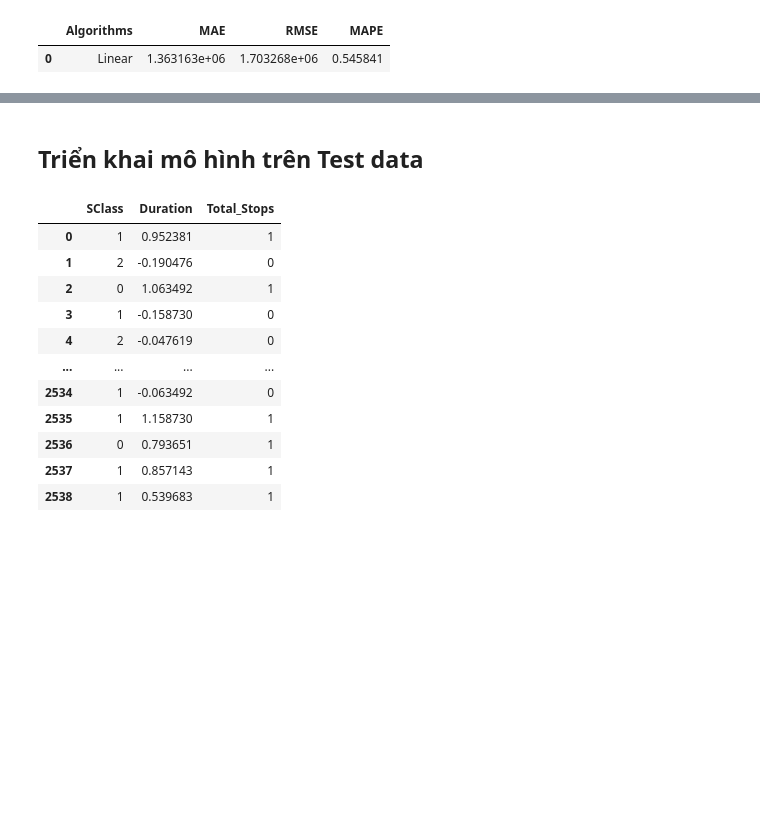
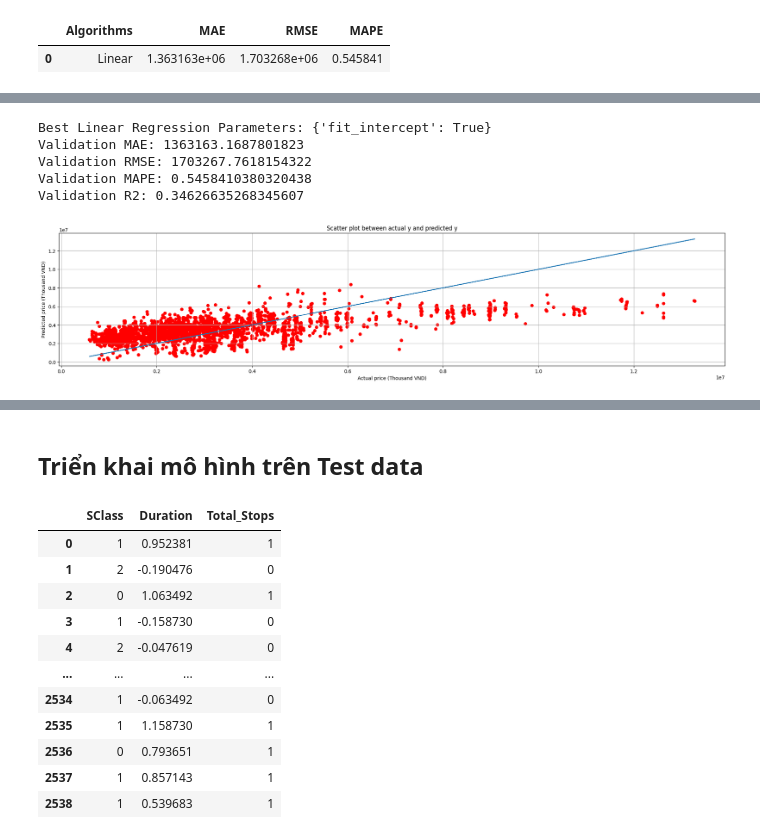
Before and after one commit to givoxxs/Airfare_KHDL, a Jupyter notebook: model/linear_regression.ipynb, the cells around one changed output, grey strips where cells are left out. Saved outputs shown, nothing was run; the diff lists cells and outputs as text; code cells hidden in the pictures; blank space fills up the shorter version.

```diff
--- a/model/linear_regression.ipynb
+++ b/model/linear_regression.ipynb
@@ -52,14 +52,3 @@ score
 # %% [output]
 |  | Algorithms | MAE | RMSE | MAPE |
 | 0 | Linear | 1.363163e+06 | 1.703268e+06 | 0.545841 |
-# %%
-scores = []
-for i in range(1, 12):
-  pca = PCA(n_components=i)
-  pca.fit(X_train)
-  X_train_pca = pca.transform(X_train)
-  X_val_pca = pca.transform(X_val)
-  scores.append(models_score(X_train_pca, X_val_pca, y_train, y_val))
-
-for score in scores:
-  print(score)
@@ -161,13 +116,13 @@ class ModelLinearRegression(Model):
     def evaluate(self, y_true, y_pred):
         mae = mean_absolute_error(y_true, y_pred)
         rmse = np.sqrt(mean_squared_error(y_true, y_pred))
-        def predict(self, X):
+        r2 = r2_score(y_true, y_pred)
+        mape = mean_absolute_percentage_error(y_true, y_pred)
+        return mae, rmse, mape, r2
+    def predict(self, X):
             X = np.c_[np.ones(X.shape[0]), X]  # Add bias column
             y_pred = X.dot(self.weights)
             return y_pred
-        r2 = r2_score(y_true, y_pred)
-        return mae, rmse, mape, r2
-
     def plot_yy(self, width, height, y_pred, y_val):
         f, ax = plt.subplots(1)
         f.set_figheight(height)
@@ -228,0 +186,37 @@ R2: 0.34626607506418194
+# %%
+# Define the parameter grid for Linear Regression
+param_grid = {'fit_intercept': [True, False]}
+
+# Initialize Linear Regression model
+linear_model = LinearRegression()
+
+# Perform GridSearchCV to find the best hyperparameters
+grid_search = GridSearchCV(estimator=linear_model, param_grid=param_grid, scoring='neg_mean_squared_error', cv=5)
+grid_search.fit(X_train_scaled, y_train)
+
+# Get the best model and its parameters
+best_linear_model = grid_search.best_estimator_
+best_params = grid_search.best_params_
+
+# Evaluate the best model on the validation set
+y_val_pred = best_linear_model.predict(X_val_scaled)
+mae = mean_absolute_error(y_val, y_val_pred)
+rmse = np.sqrt(mean_squared_error(y_val, y_val_pred))
+mape = mean_absolute_percentage_error(y_val, y_val_pred)
+r2 = r2_score(y_val, y_val_pred)
+
+# Print the results
+print("Best Linear Regression Parameters:", best_params)
+print("Validation MAE:", mae)
+print("Validation RMSE:", rmse)
+print("Validation MAPE:", mape)
+print("Validation R2:", r2)
+
+linear_reg.plot_yy(25, 5, y_val_pred, y_val)
+# %% [output]
+Best Linear Regression Parameters: {'fit_intercept': True}
+Validation MAE: 1363163.1687801823
+Validation RMSE: 1703267.7618154322
+Validation MAPE: 0.5458410380320438
+Validation R2: 0.34626635268345607
+[figure, added]
```
Also changed, not shown: parts of 11 cells of this notebook.
